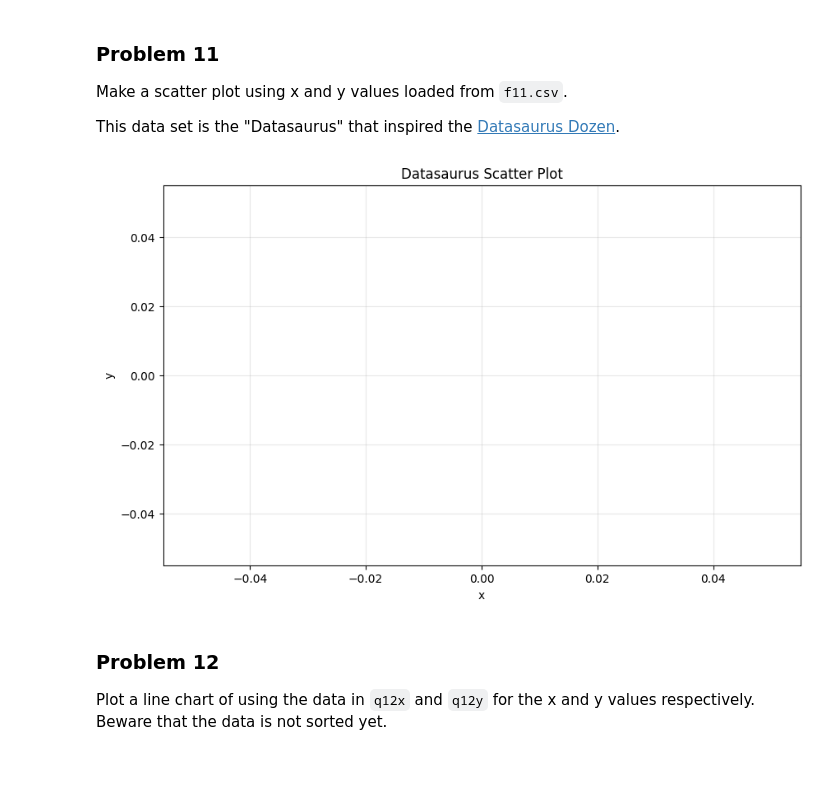
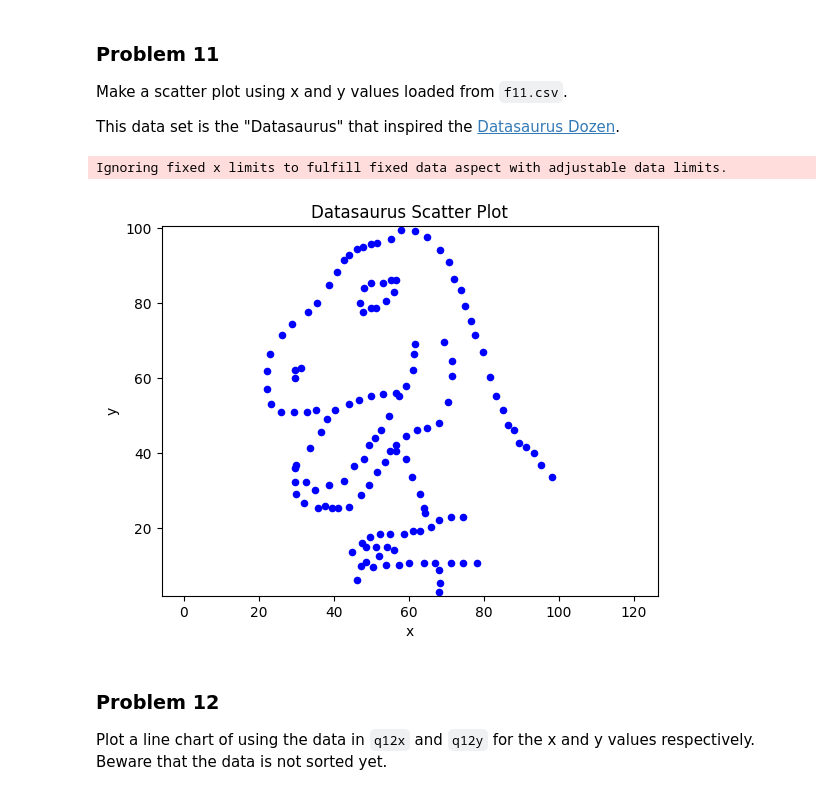
Before and after one commit to Spantone2048/dx602-homework-05, a Jupyter notebook: homework.ipynb, the cells around one changed output. Drawn from its saved outputs; the diff is of its cells as text; code cells hidden in the pictures; blank space fills up the shorter version.

```diff
--- a/homework.ipynb
+++ b/homework.ipynb
@@ -321,33 +321,34 @@ This data set is the "Datasaurus" that inspired the [Datasaurus Dozen](https://w
 # %%
 # YOUR CHANGES HERE
 
-x_values = []
-y_values = []
 
-with open('f11.csv', 'r') as file:
-    lines = file.readlines()
-    for line in lines[1:]:
-        line = line.strip()
-        if line:
-            parts = line.strip().split()
-            if len(parts) >= 2:
-                try:
-                    x = float(parts[0])
-                    y = float(parts[1])
+def read_data(filename):
+    x_values = []
+    y_values = []
+    with open(filename, 'r') as file:
+        next(file)
+        for line in file:
+            if line.strip():
+                parts = line.strip().split(',')
+                if len(parts) >= 3:
+                    x, y = float(parts[1]), float(parts[2])
                     x_values.append(x)
                     y_values.append(y)
-                except:
-                    pass
+    return x_values, y_values
 
-plt.figure(figsize=(10, 6))
-plt.scatter(x_values, y_values, alpha=0.6)
+x, y = read_data('f11.csv')
+
+plt.scatter(x, y, color='blue', s=20)
+plt.title('Datasaurus Scatter Plot')
 plt.xlabel('x')
 plt.ylabel('y')
-plt.title('Datasaurus Scatter Plot')
-plt.grid(True, alpha=0.3)
+plt.axis('equal')
+plt.xlim(min(x) - 1, max(x) + 1)
+plt.ylim(min(y) - 1, max(y) + 1)
 plt.show()
 # %% [output]
+Ignoring fixed x limits to fulfill fixed data aspect with adjustable data limits.
-[figure, old version]
+[figure, new version]
 # %% [markdown]
 ### Problem 12
 
```
Also changed, not shown: parts of 8 cells of this notebook.
